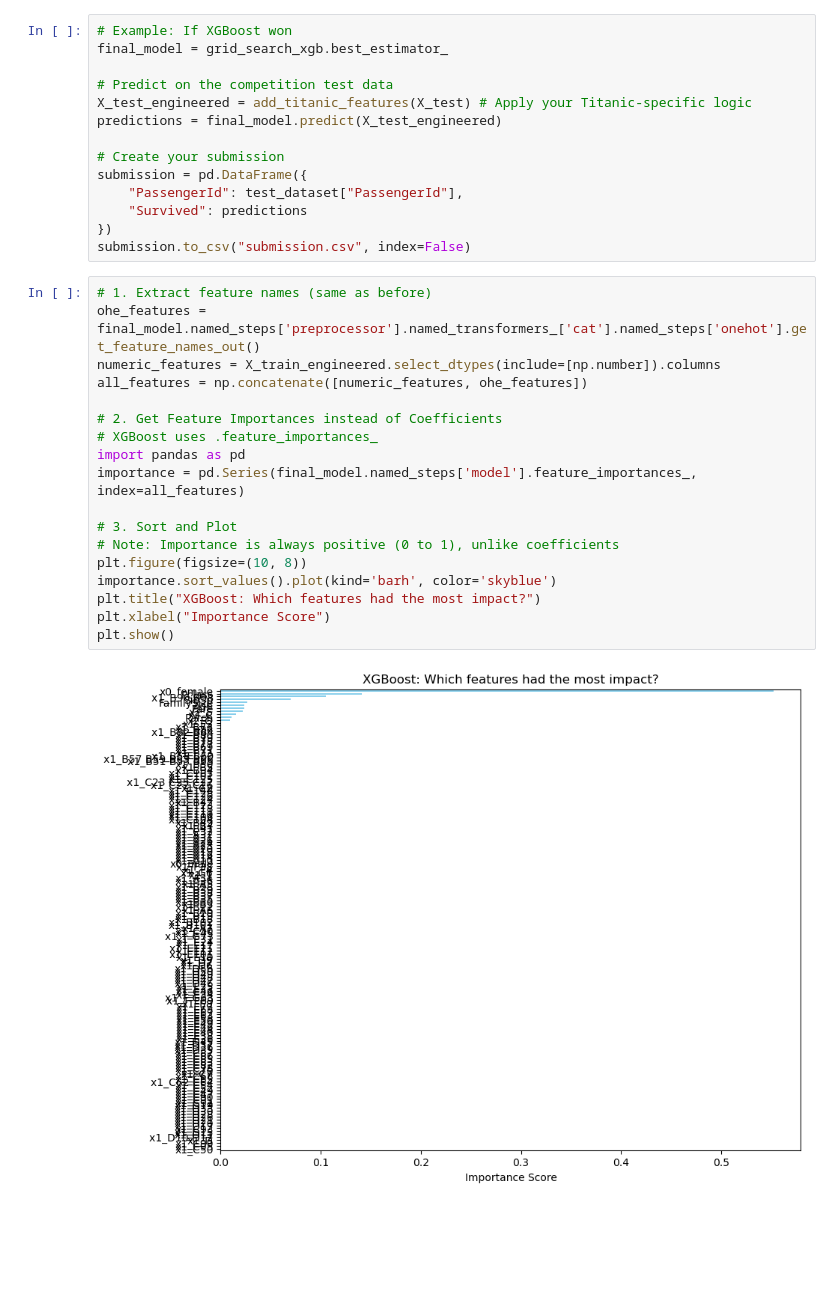
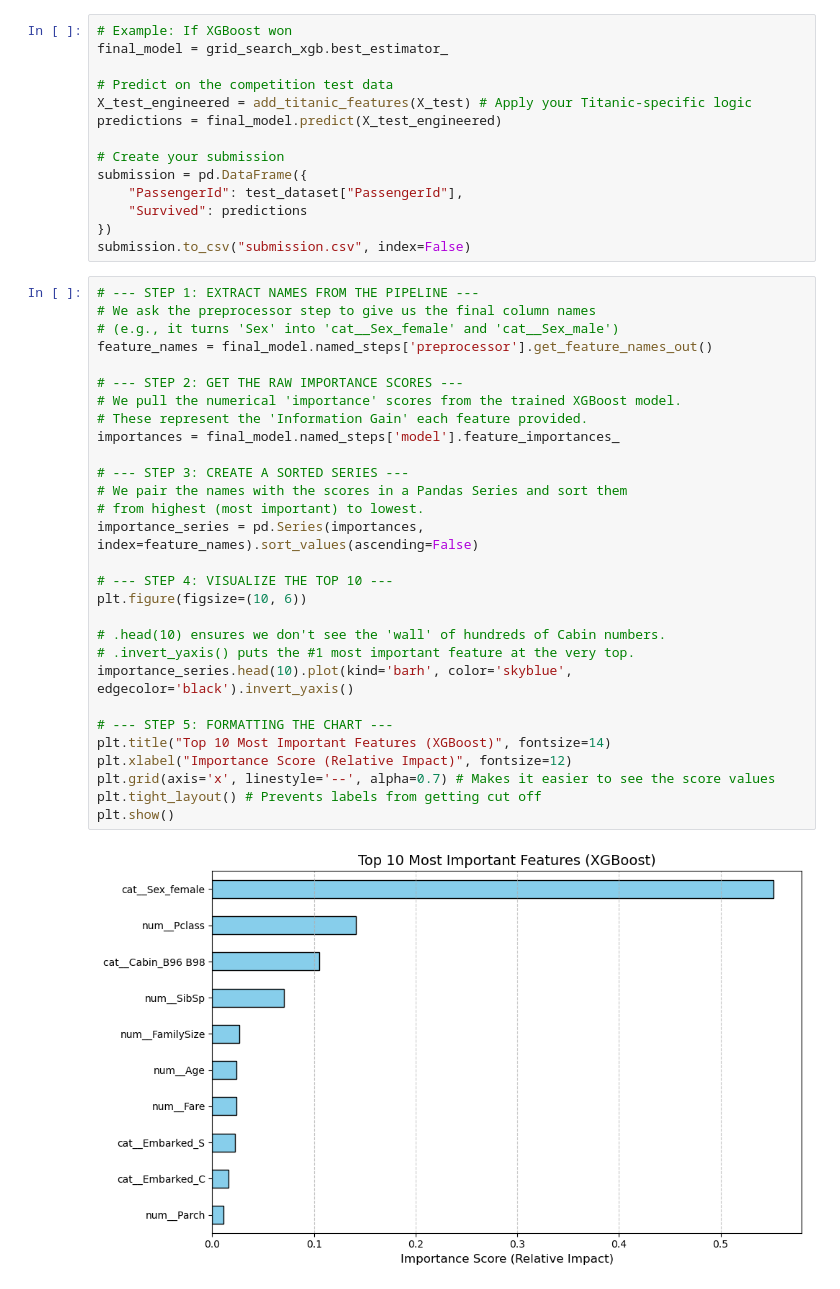
Before and after one commit to ArsalanHashmi777/Titanic, a Jupyter notebook: titanic_model.ipynb, the cells around one changed output. Cells and saved outputs as stored; diff of their text form; blank space fills up the shorter version.

```diff
--- a/titanic_model.ipynb
+++ b/titanic_model.ipynb
@@ -249,23 +309,34 @@ submission = pd.DataFrame({
     "Survived": predictions
 })
 submission.to_csv("submission.csv", index=False)
-# %%
-# 1. Extract feature names (same as before)
-ohe_features = final_model.named_steps['preprocessor'].named_transformers_['cat'].named_steps['onehot'].get_feature_names_out()
-numeric_features = X_train_engineered.select_dtypes(include=[np.number]).columns
-all_features = np.concatenate([numeric_features, ohe_features])
-
-# 2. Get Feature Importances instead of Coefficients
-# XGBoost uses .feature_importances_
-import pandas as pd
-importance = pd.Series(final_model.named_steps['model'].feature_importances_, index=all_features)
-
-# 3. Sort and Plot
-# Note: Importance is always positive (0 to 1), unlike coefficients
-plt.figure(figsize=(10, 8))
-importance.sort_values().plot(kind='barh', color='skyblue')
-plt.title("XGBoost: Which features had the most impact?")
-plt.xlabel("Importance Score")
-plt.show()
-# %% [output]
-[figure, removed]
+# %%
+# --- STEP 1: EXTRACT NAMES FROM THE PIPELINE ---
+# We ask the preprocessor step to give us the final column names
+# (e.g., it turns 'Sex' into 'cat__Sex_female' and 'cat__Sex_male')
+feature_names = final_model.named_steps['preprocessor'].get_feature_names_out()
+
+# --- STEP 2: GET THE RAW IMPORTANCE SCORES ---
+# We pull the numerical 'importance' scores from the trained XGBoost model.
+# These represent the 'Information Gain' each feature provided.
+importances = final_model.named_steps['model'].feature_importances_
+
+# --- STEP 3: CREATE A SORTED SERIES ---
+# We pair the names with the scores in a Pandas Series and sort them
+# from highest (most important) to lowest.
+importance_series = pd.Series(importances, index=feature_names).sort_values(ascending=False)
+
+# --- STEP 4: VISUALIZE THE TOP 10 ---
+plt.figure(figsize=(10, 6))
+
+# .head(10) ensures we don't see the 'wall' of hundreds of Cabin numbers.
+# .invert_yaxis() puts the #1 most important feature at the very top.
+importance_series.head(10).plot(kind='barh', color='skyblue', edgecolor='black').invert_yaxis()
+
+# --- STEP 5: FORMATTING THE CHART ---
+plt.title("Top 10 Most Important Features (XGBoost)", fontsize=14)
+plt.xlabel("Importance Score (Relative Impact)", fontsize=12)
+plt.grid(axis='x', linestyle='--', alpha=0.7) # Makes it easier to see the score values
+plt.tight_layout() # Prevents labels from getting cut off
+plt.show()
+# %% [output]
+[figure, added]
```
Also changed, not shown: parts of 8 cells of this notebook.
